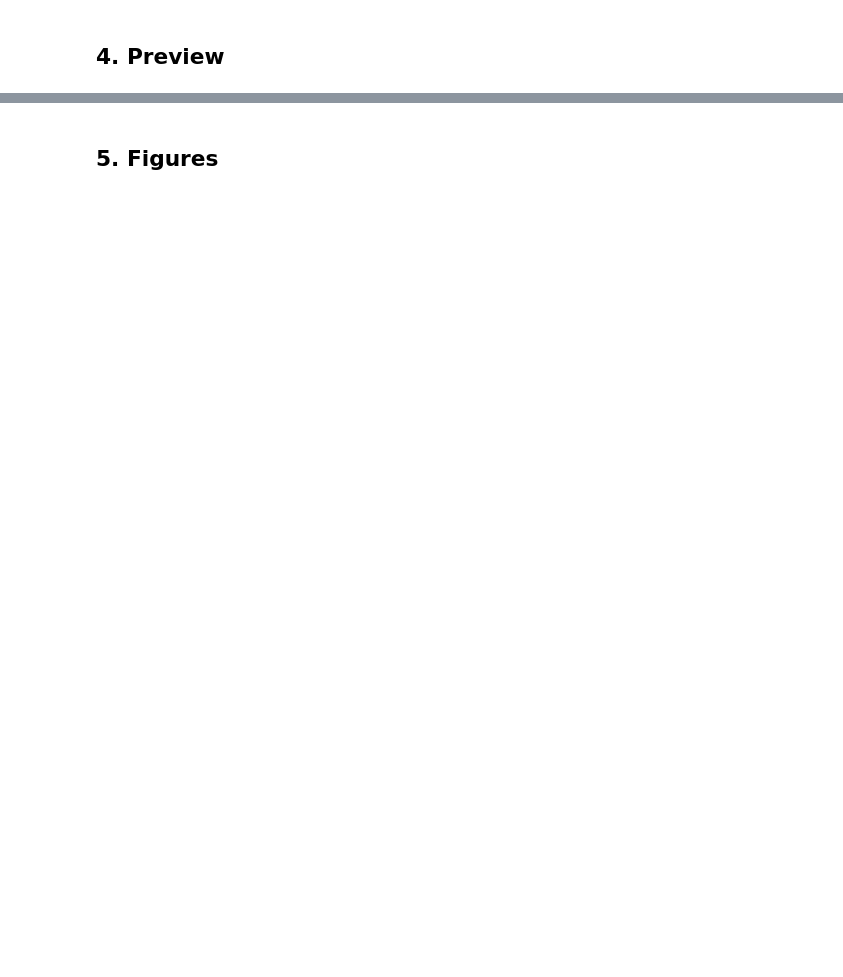
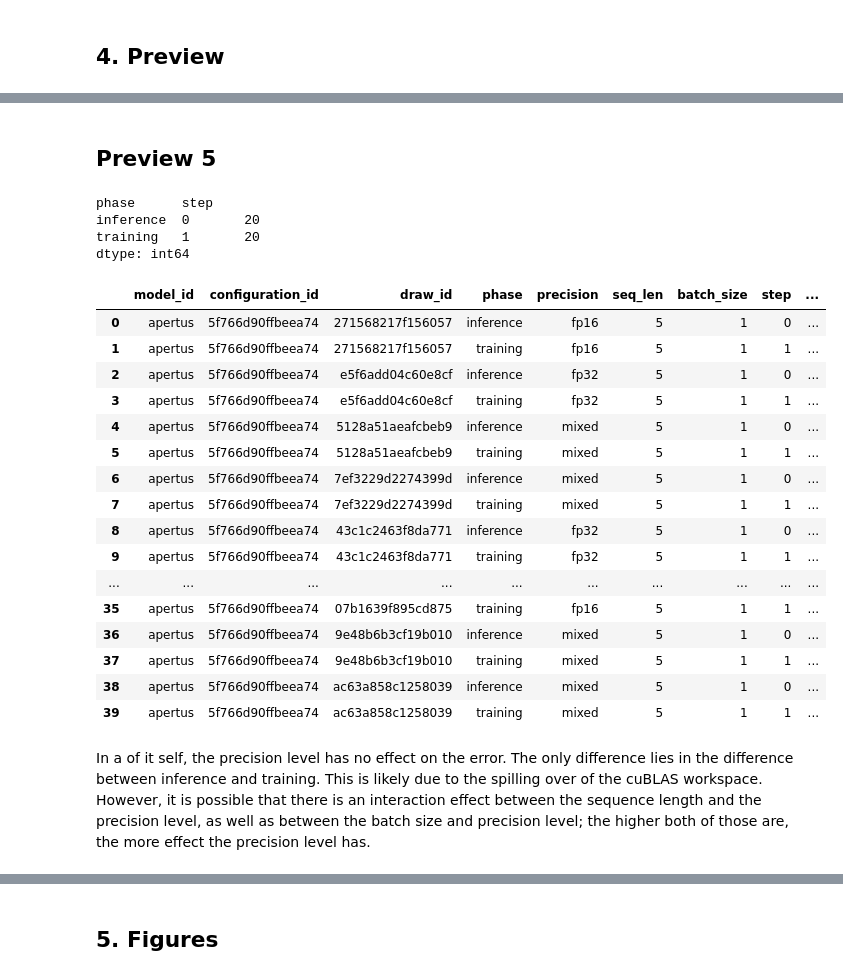
Before and after one commit to RobinGirardin/zepto, a Jupyter notebook: notebooks/apertus_empirical.ipynb, the cells around one changed output, grey strips where cells are left out. Saved outputs shown, nothing was run; the diff lists cells and outputs as text; code cells hidden in the pictures; blank space fills up the shorter version.

```diff
--- a/notebooks/apertus_empirical.ipynb
+++ b/notebooks/apertus_empirical.ipynb
@@ -85,0 +568,35 @@ print(df.groupby(["phase", "step"]).size())
+# %% [markdown]
+## Preview 5
+# %%
+df5 = pd.read_csv("/content/notebooks/artifacts/apertus_empirical/20260920T074645Z/evaluation.csv")
+print(df5.groupby(["phase", "step"]).size())
+df5["abs_vram_error"] = df5["y_vram"] - df5["target_vram"]
+df5["abs_flop_error"] = df5["y_flop"] - df5["target_flop"]
+df5["rel_vram_error"] = (df5["y_vram"] - df5["target_vram"]) / df5["target_vram"] * 100
+df5["rel_flop_error"] = (df5["y_flop"] - df5["target_flop"]) / df5["target_flop"] * 100
+display(df5)
+# %% [output]
+phase      step
+inference  0       20
+training   1       20
+dtype: int64
+|  | model_id | configuration_id | draw_id | phase | precision | seq_len | batch_size | step | ... |
+| 0 | apertus | 5f766d90ffbeea74 | 271568217f156057 | inference | fp16 | 5 | 1 | 0 | ... |
+| 1 | apertus | 5f766d90ffbeea74 | 271568217f156057 | training | fp16 | 5 | 1 | 1 | ... |
+| 2 | apertus | 5f766d90ffbeea74 | e5f6add04c60e8cf | inference | fp32 | 5 | 1 | 0 | ... |
+| 3 | apertus | 5f766d90ffbeea74 | e5f6add04c60e8cf | training | fp32 | 5 | 1 | 1 | ... |
+| 4 | apertus | 5f766d90ffbeea74 | 5128a51aeafcbeb9 | inference | mixed | 5 | 1 | 0 | ... |
+| 5 | apertus | 5f766d90ffbeea74 | 5128a51aeafcbeb9 | training | mixed | 5 | 1 | 1 | ... |
+| 6 | apertus | 5f766d90ffbeea74 | 7ef3229d2274399d | inference | mixed | 5 | 1 | 0 | ... |
+| 7 | apertus | 5f766d90ffbeea74 | 7ef3229d2274399d | training | mixed | 5 | 1 | 1 | ... |
+| 8 | apertus | 5f766d90ffbeea74 | 43c1c2463f8da771 | inference | fp32 | 5 | 1 | 0 | ... |
+| 9 | apertus | 5f766d90ffbeea74 | 43c1c2463f8da771 | training | fp32 | 5 | 1 | 1 | ... |
+| ... | ... | ... | ... | ... | ... | ... | ... | ... | ... |
+| 35 | apertus | 5f766d90ffbeea74 | 07b1639f895cd875 | training | fp16 | 5 | 1 | 1 | ... |
+| 36 | apertus | 5f766d90ffbeea74 | 9e48b6b3cf19b010 | inference | mixed | 5 | 1 | 0 | ... |
+| 37 | apertus | 5f766d90ffbeea74 | 9e48b6b3cf19b010 | training | mixed | 5 | 1 | 1 | ... |
+| 38 | apertus | 5f766d90ffbeea74 | ac63a858c1258039 | inference | mixed | 5 | 1 | 0 | ... |
+| 39 | apertus | 5f766d90ffbeea74 | ac63a858c1258039 | training | mixed | 5 | 1 | 1 | ... |
+# %% [markdown]
+In a of it self, the precision level has no effect on the error. The only difference lies in the difference between inference and training. This is likely due to the spilling over of the cuBLAS workspace.
+However, it is possible that there is an interaction effect between the sequence length and the precision level, as well as between the batch size and precision level; the higher both of those are, the more effect the precision level has.
```
Also changed, not shown: parts of 43 cells of this notebook.
